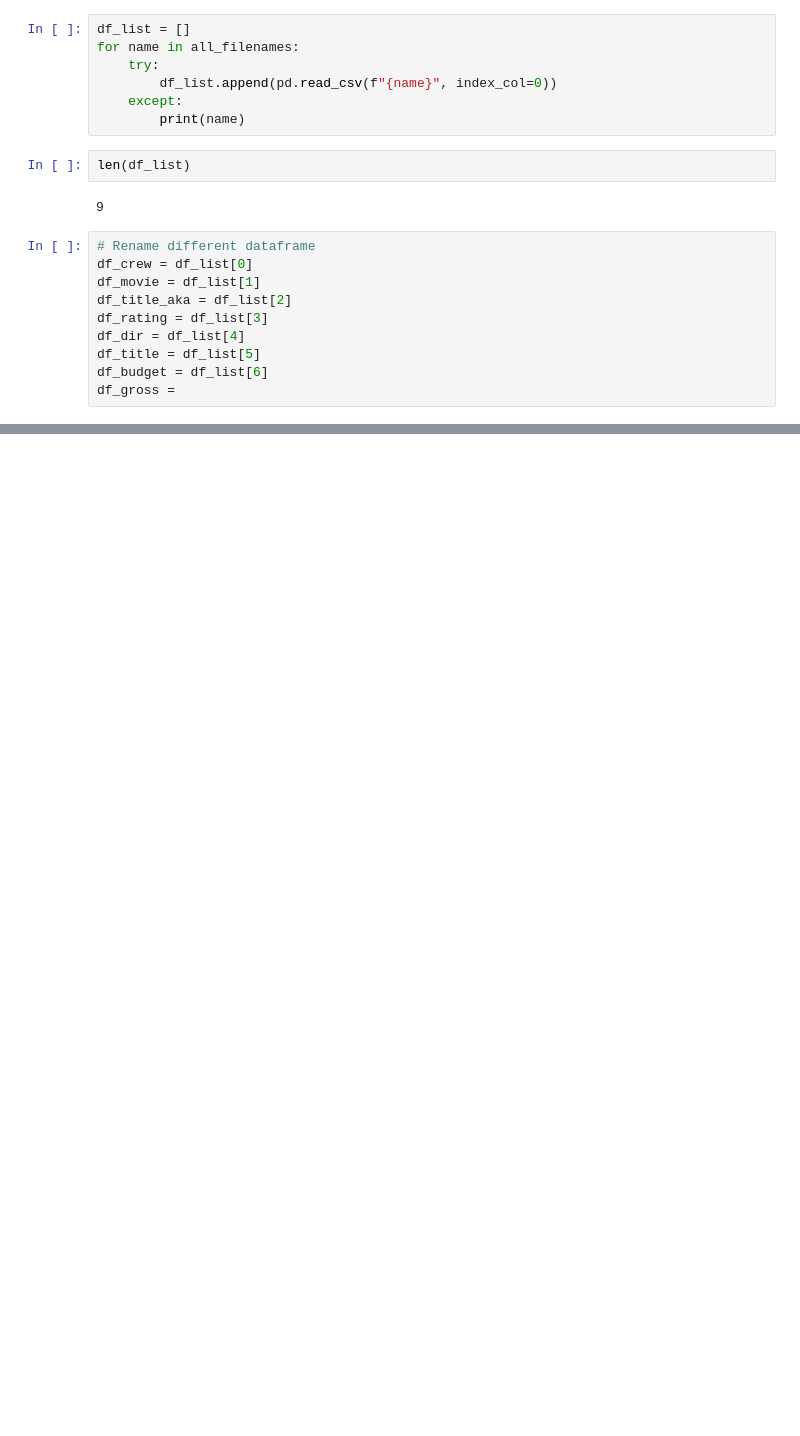
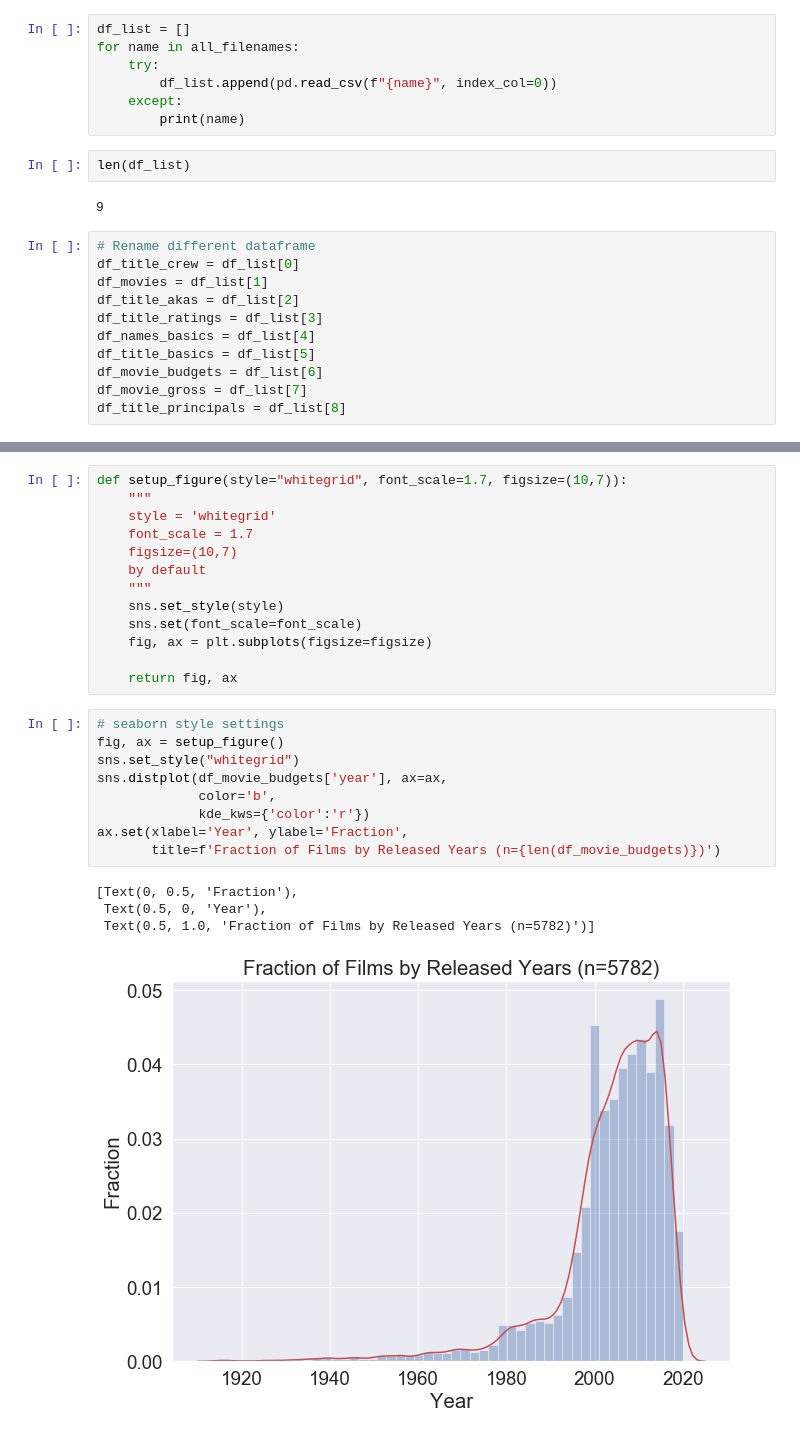
Before and after one commit to singsang2/dsc-mod-1-project-v2-1-onl01-dtsc-ft-070620, a Jupyter notebook: student.ipynb, the cells around one changed output, grey strips where cells are left out. Cells and saved outputs as stored; diff of their text form; blank space fills up the shorter version.

Commit message:
EDA - budget

```diff
--- a/student.ipynb
+++ b/student.ipynb
@@ -145,11 +142,12 @@ len(df_list)
 9
 # %%
 # Rename different dataframe
-df_crew = df_list[0]
-df_movie = df_list[1]
-df_title_aka = df_list[2]
-df_rating = df_list[3]
-df_dir = df_list[4]
-df_title = df_list[5]
-df_budget = df_list[6]
-df_gross =
+df_title_crew = df_list[0]
+df_movies = df_list[1]
+df_title_akas = df_list[2]
+df_title_ratings = df_list[3]
+df_names_basics = df_list[4]
+df_title_basics = df_list[5]
+df_movie_budgets = df_list[6]
+df_movie_gross = df_list[7]
+df_title_principals = df_list[8]
@@ -172,0 +184,27 @@ df_list[0]
+# %%
+def setup_figure(style="whitegrid", font_scale=1.7, figsize=(10,7)):
+    """
+    style = 'whitegrid'
+    font_scale = 1.7
+    figsize=(10,7)
+    by default
+    """
+    sns.set_style(style)
+    sns.set(font_scale=font_scale)
+    fig, ax = plt.subplots(figsize=figsize)
+
+    return fig, ax
+# %%
+# seaborn style settings
+fig, ax = setup_figure()
+sns.set_style("whitegrid")
+sns.distplot(df_movie_budgets['year'], ax=ax,
+             color='b',
+             kde_kws={'color':'r'})
+ax.set(xlabel='Year', ylabel='Fraction',
+       title=f'Fraction of Films by Released Years (n={len(df_movie_budgets)})')
+# %% [output]
+[Text(0, 0.5, 'Fraction'),
+ Text(0.5, 0, 'Year'),
+ Text(0.5, 1.0, 'Fraction of Films by Released Years (n=5782)')]
+[figure, added]
```
Also changed, not shown: parts of 34 cells of this notebook.
